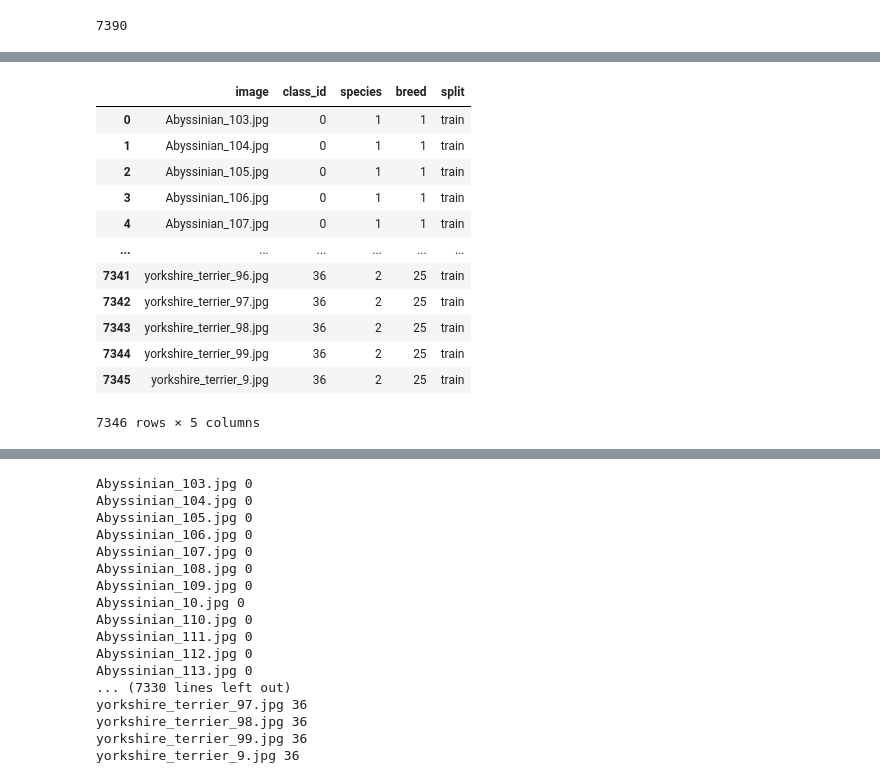
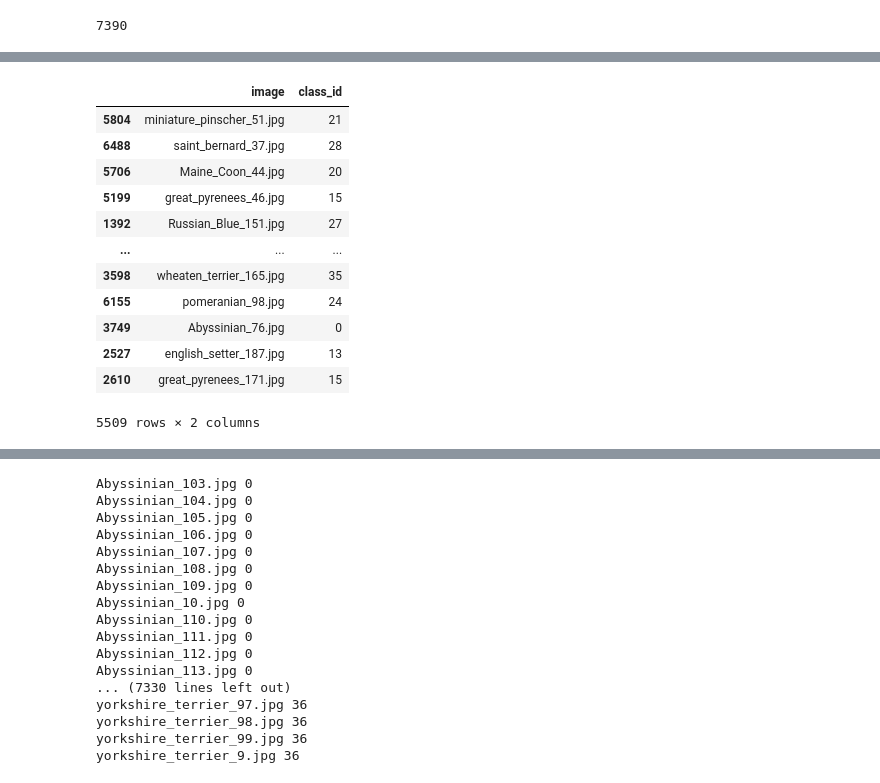
Before and after one commit to matveisut/pytorch_classification_pets, a Jupyter notebook: main.ipynb, the cells around one changed output, grey strips where cells are left out. Cells and saved outputs as stored; diff of their text form; code cells hidden in the pictures.

```diff
--- a/main.ipynb
+++ b/main.ipynb
@@ -51,17 +40,17 @@ df.groupby(by = ['class_id', 'split']).count()
-# %%
-df
-# %% [output]
-|  | image | class_id | species | breed | split |
-| 0 | Abyssinian_103.jpg | 0 | 1 | 1 | train |
-| 1 | Abyssinian_104.jpg | 0 | 1 | 1 | train |
-| 2 | Abyssinian_105.jpg | 0 | 1 | 1 | train |
-| 3 | Abyssinian_106.jpg | 0 | 1 | 1 | train |
-| 4 | Abyssinian_107.jpg | 0 | 1 | 1 | train |
-| ... | ... | ... | ... | ... | ... |
-| 7341 | yorkshire_terrier_96.jpg | 36 | 2 | 25 | train |
-| 7342 | yorkshire_terrier_97.jpg | 36 | 2 | 25 | train |
-| 7343 | yorkshire_terrier_98.jpg | 36 | 2 | 25 | train |
-| 7344 | yorkshire_terrier_99.jpg | 36 | 2 | 25 | train |
-| 7345 | yorkshire_terrier_9.jpg | 36 | 2 | 25 | train |
-7346 rows × 5 columns
+# %%
+train
+# %% [output]
+|  | image | class_id |
+| 5804 | miniature_pinscher_51.jpg | 21 |
+| 6488 | saint_bernard_37.jpg | 28 |
+| 5706 | Maine_Coon_44.jpg | 20 |
+| 5199 | great_pyrenees_46.jpg | 15 |
+| 1392 | Russian_Blue_151.jpg | 27 |
+| ... | ... | ... |
+| 3598 | wheaten_terrier_165.jpg | 35 |
+| 6155 | pomeranian_98.jpg | 24 |
+| 3749 | Abyssinian_76.jpg | 0 |
+| 2527 | english_setter_187.jpg | 13 |
+| 2610 | great_pyrenees_171.jpg | 15 |
+5509 rows × 2 columns
 # %%
```
Also changed, not shown: parts of 12 cells of this notebook, 2 other files.
